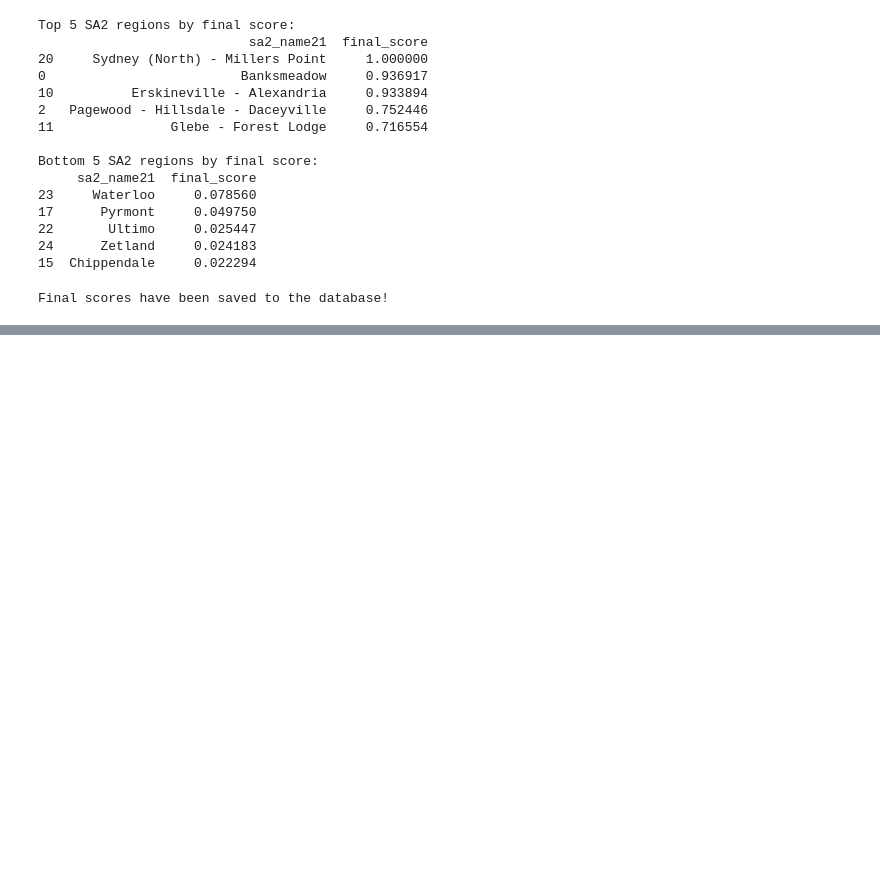
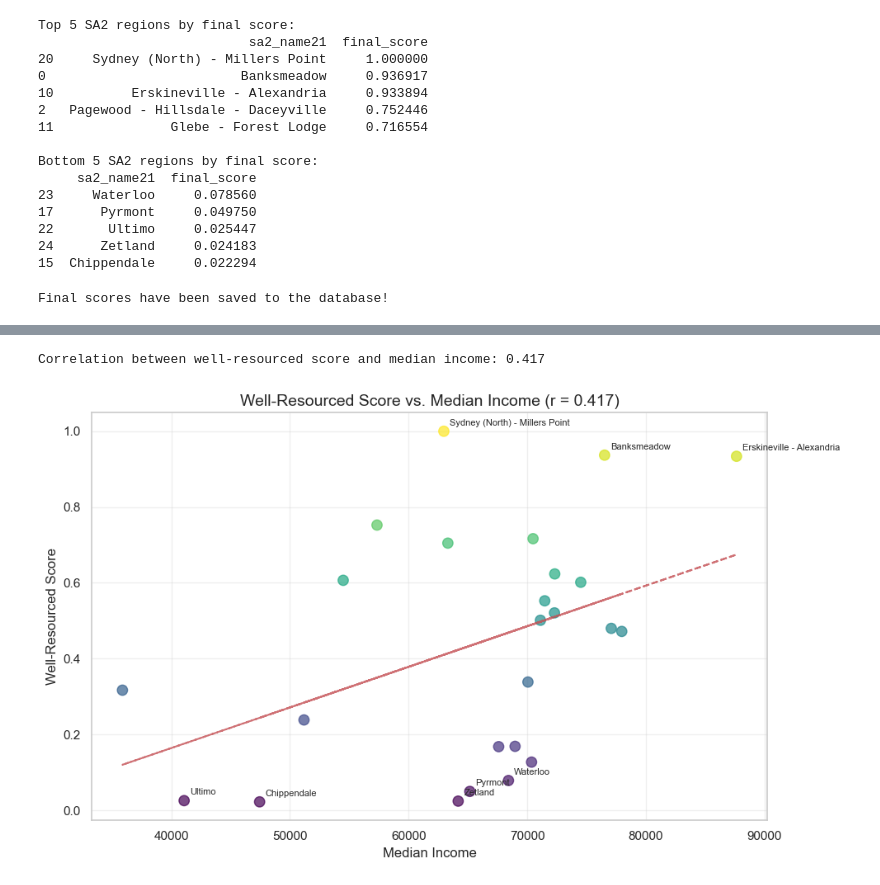
Before and after one commit to Katherine-Kong/DATA2001-A, a Jupyter notebook: lyj.ipynb, the cells around one changed output, grey strips where cells are left out. Saved outputs shown, nothing was run; the diff lists cells and outputs as text; code cells hidden in the pictures; blank space fills up the shorter version.

```diff
--- a/lyj.ipynb
+++ b/lyj.ipynb
@@ -1378,0 +1466,72 @@ Final scores have been saved to the database!
+# %%
+# Merge income data with SA2 region data
+with engine.connect() as conn:
+    income_data = pd.read_sql("""
+        SELECT sa2_code21, median_income
+        FROM income
+        WHERE sa2_code21 IN (
+            SELECT sa2_code21 FROM sa2_regions
+            WHERE sa4_name21 = 'Sydney - City and Inner South'
+        )
+    """, conn)
+
+# Convert column types to string if they are not already
+income_data['sa2_code21'] = income_data['sa2_code21'].astype(str)
+sa2_regions['sa2_code21'] = sa2_regions['sa2_code21'].astype(str)
+
+# Merge the datasets
+score_with_income = sa2_regions.merge(
+    income_data,
+    on='sa2_code21',
+    how='left'
+)
+
+# Calculate the correlation coefficient
+correlation = score_with_income['final_score'].corr(score_with_income['median_income'])
+print(f"Correlation between well-resourced score and median income: {correlation:.3f}")
+
+# Create scatter plot
+plt.figure(figsize=(10, 6))
+plt.scatter(
+    score_with_income['median_income'],
+    score_with_income['final_score'],
+    alpha=0.7,
+    c=score_with_income['final_score'],
+    cmap='viridis',
+    s=80
+)
+
+# Add regression line
+z = np.polyfit(score_with_income['median_income'], score_with_income['final_score'], 1)
+p = np.poly1d(z)
+plt.plot(
+    score_with_income['median_income'],
+    p(score_with_income['median_income']),
+    "r--",
+    alpha=0.8
+)
+
+# Add axis labels and title
+plt.xlabel('Median Income', fontsize=12)
+plt.ylabel('Well-Resourced Score', fontsize=12)
+plt.title(f'Well-Resourced Score vs. Median Income (r = {correlation:.3f})', fontsize=14)
+plt.grid(True, alpha=0.3)
+
+# Annotate selected data points
+for i, row in score_with_income.iterrows():
+    # Only label key points
+    if row['final_score'] > 0.9 or row['final_score'] < 0.1:
+        plt.annotate(
+            row['sa2_name21'],
+            (row['median_income'], row['final_score']),
+            fontsize=8,
+            xytext=(5, 5),
+            textcoords='offset points'
+        )
+
+plt.tight_layout()
+plt.savefig('income_correlation.png', dpi=300)
+plt.show()
+# %% [output]
+Correlation between well-resourced score and median income: 0.417
+[figure, added]
```
Also changed, not shown: parts of 4 cells of this notebook.
